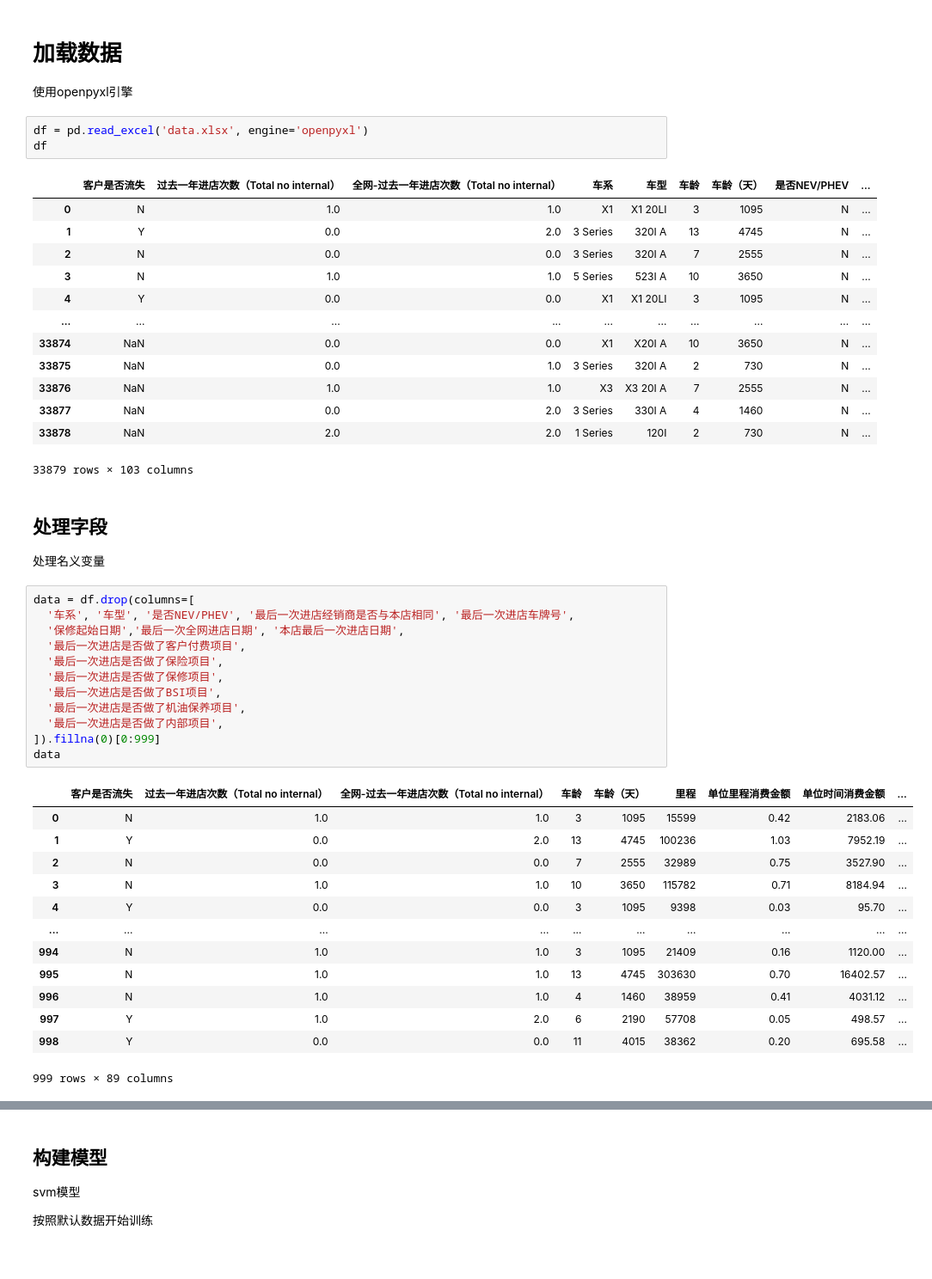
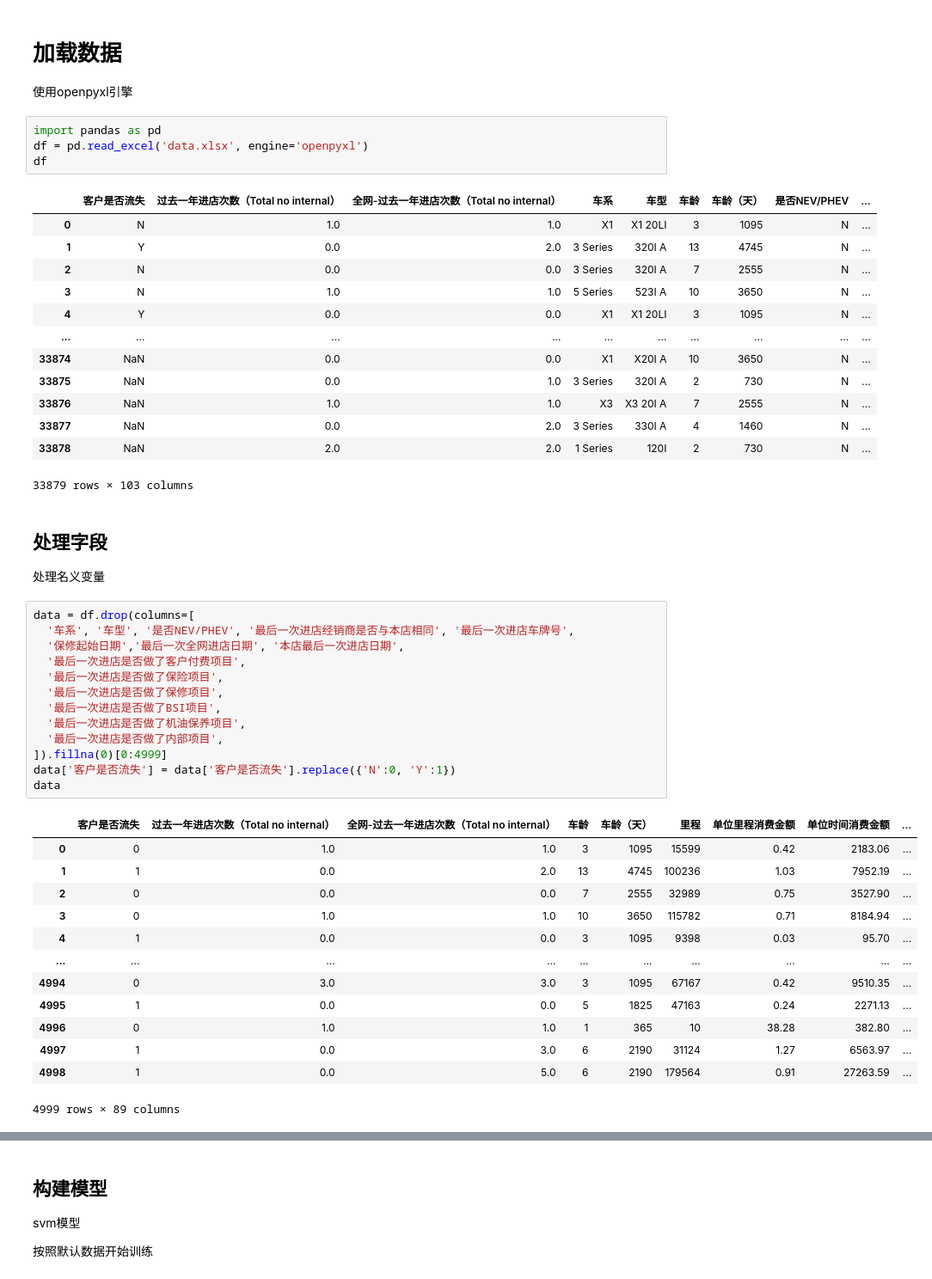
Before and after one commit to thales-ucas/bmw, a Jupyter notebook: cluster.ipynb, the cells around one changed output, grey strips where cells are left out. Shown at 86% size. Cells and saved outputs as stored; diff of their text form.

```diff
--- a/cluster.ipynb
+++ b/cluster.ipynb
@@ -6,6 +4,7 @@ import pandas as pd
 
 使用openpyxl引擎
 # %%
+import pandas as pd
 df = pd.read_excel('data.xlsx', engine='openpyxl')
 df
 # %% [output]
@@ -30,26 +29,27 @@ df
 # %%
 data = df.drop(columns=[
   '车系', '车型', '是否NEV/PHEV', '最后一次进店经销商是否与本店相同', '最后一次进店车牌号',
   '保修起始日期','最后一次全网进店日期', '本店最后一次进店日期',
   '最后一次进店是否做了客户付费项目',
   '最后一次进店是否做了保险项目',
   '最后一次进店是否做了保修项目',
   '最后一次进店是否做了BSI项目',
   '最后一次进店是否做了机油保养项目',
   '最后一次进店是否做了内部项目',
-]).fillna(0)[0:999]
+]).fillna(0)[0:4999]
+data['客户是否流失'] = data['客户是否流失'].replace({'N':0, 'Y':1})
 data
 # %% [output]
 |  | 客户是否流失 | 过去一年进店次数（Total no internal） | 全网-过去一年进店次数（Total no internal） | 车龄 | 车龄（天） | 里程 | 单位里程消费金额 | 单位时间消费金额 | ... |
-| 0 | N | 1.0 | 1.0 | 3 | 1095 | 15599 | 0.42 | 2183.06 | ... |
-| 1 | Y | 0.0 | 2.0 | 13 | 4745 | 100236 | 1.03 | 7952.19 | ... |
-| 2 | N | 0.0 | 0.0 | 7 | 2555 | 32989 | 0.75 | 3527.90 | ... |
-| 3 | N | 1.0 | 1.0 | 10 | 3650 | 115782 | 0.71 | 8184.94 | ... |
-| 4 | Y | 0.0 | 0.0 | 3 | 1095 | 9398 | 0.03 | 95.70 | ... |
+| 0 | 0 | 1.0 | 1.0 | 3 | 1095 | 15599 | 0.42 | 2183.06 | ... |
+| 1 | 1 | 0.0 | 2.0 | 13 | 4745 | 100236 | 1.03 | 7952.19 | ... |
+| 2 | 0 | 0.0 | 0.0 | 7 | 2555 | 32989 | 0.75 | 3527.90 | ... |
+| 3 | 0 | 1.0 | 1.0 | 10 | 3650 | 115782 | 0.71 | 8184.94 | ... |
+| 4 | 1 | 0.0 | 0.0 | 3 | 1095 | 9398 | 0.03 | 95.70 | ... |
 | ... | ... | ... | ... | ... | ... | ... | ... | ... | ... |
-| 994 | N | 1.0 | 1.0 | 3 | 1095 | 21409 | 0.16 | 1120.00 | ... |
-| 995 | N | 1.0 | 1.0 | 13 | 4745 | 303630 | 0.70 | 16402.57 | ... |
-| 996 | N | 1.0 | 1.0 | 4 | 1460 | 38959 | 0.41 | 4031.12 | ... |
-| 997 | Y | 1.0 | 2.0 | 6 | 2190 | 57708 | 0.05 | 498.57 | ... |
-| 998 | Y | 0.0 | 0.0 | 11 | 4015 | 38362 | 0.20 | 695.58 | ... |
+| 4994 | 0 | 3.0 | 3.0 | 3 | 1095 | 67167 | 0.42 | 9510.35 | ... |
+| 4995 | 1 | 0.0 | 0.0 | 5 | 1825 | 47163 | 0.24 | 2271.13 | ... |
+| 4996 | 0 | 1.0 | 1.0 | 1 | 365 | 10 | 38.28 | 382.80 | ... |
+| 4997 | 1 | 0.0 | 3.0 | 6 | 2190 | 31124 | 1.27 | 6563.97 | ... |
+| 4998 | 1 | 0.0 | 5.0 | 6 | 2190 | 179564 | 0.91 | 27263.59 | ... |
-999 rows × 89 columns
+4999 rows × 89 columns
```
Also changed, not shown: parts of 20 cells of this notebook, 2 other files.
